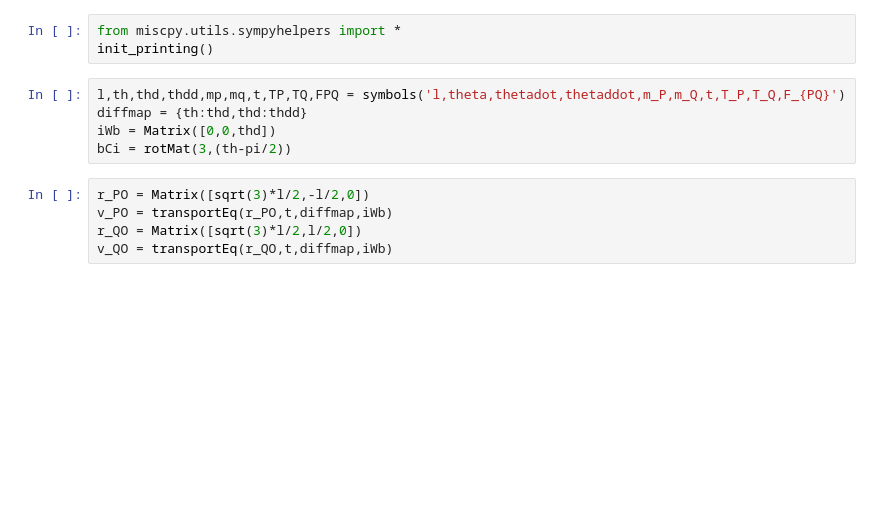
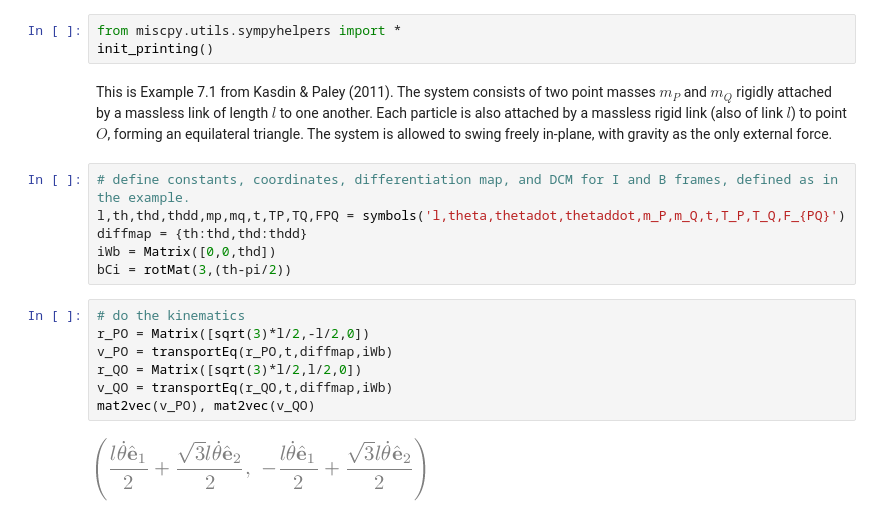
Before and after one commit to dsavransky/MAE2030, a Jupyter notebook: Notebooks/Example 7.1.ipynb, the cells around one changed output. Saved outputs shown, nothing was run; the diff lists cells and outputs as text; blank space fills up the shorter version.

Commit message:
adding more sympy examples

```diff
--- a/Notebooks/Example 7.1.ipynb
+++ b/Notebooks/Example 7.1.ipynb
@@ -1,14 +1,21 @@
 # %%
 from miscpy.utils.sympyhelpers import *
 init_printing()
+# %% [markdown]
+This is Example 7.1 from Kasdin & Paley (2011).  The system consists of two point masses $m_P$ and $m_Q$ rigidly attached by a massless link of length $l$ to one another.  Each particle is also attached by a massless rigid link (also of link $l$) to point $O$, forming an equilateral triangle.  The system is allowed to swing freely in-plane, with gravity as the only external force.
 # %%
+# define constants, coordinates, differentiation map, and DCM for I and B frames, defined as in the example.
 l,th,thd,thdd,mp,mq,t,TP,TQ,FPQ = symbols('l,theta,thetadot,thetaddot,m_P,m_Q,t,T_P,T_Q,F_{PQ}')
 diffmap = {th:thd,thd:thdd}
 iWb = Matrix([0,0,thd])
 bCi = rotMat(3,(th-pi/2))
 # %%
+# do the kinematics
 r_PO = Matrix([sqrt(3)*l/2,-l/2,0])
 v_PO = transportEq(r_PO,t,diffmap,iWb)
 r_QO = Matrix([sqrt(3)*l/2,l/2,0])
 v_QO = transportEq(r_QO,t,diffmap,iWb)
+mat2vec(v_PO), mat2vec(v_QO)
+# %% [output]
+[figure, added]
 # %%
```
Also changed, not shown: parts of 6 cells of this notebook, 2 other files.
